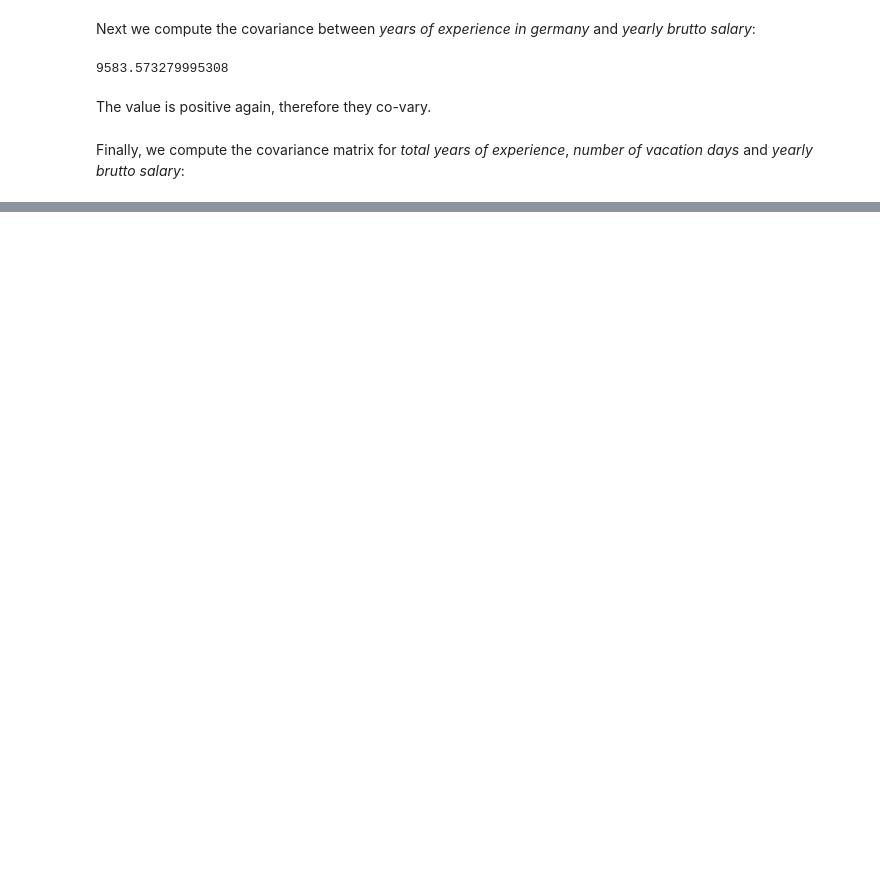
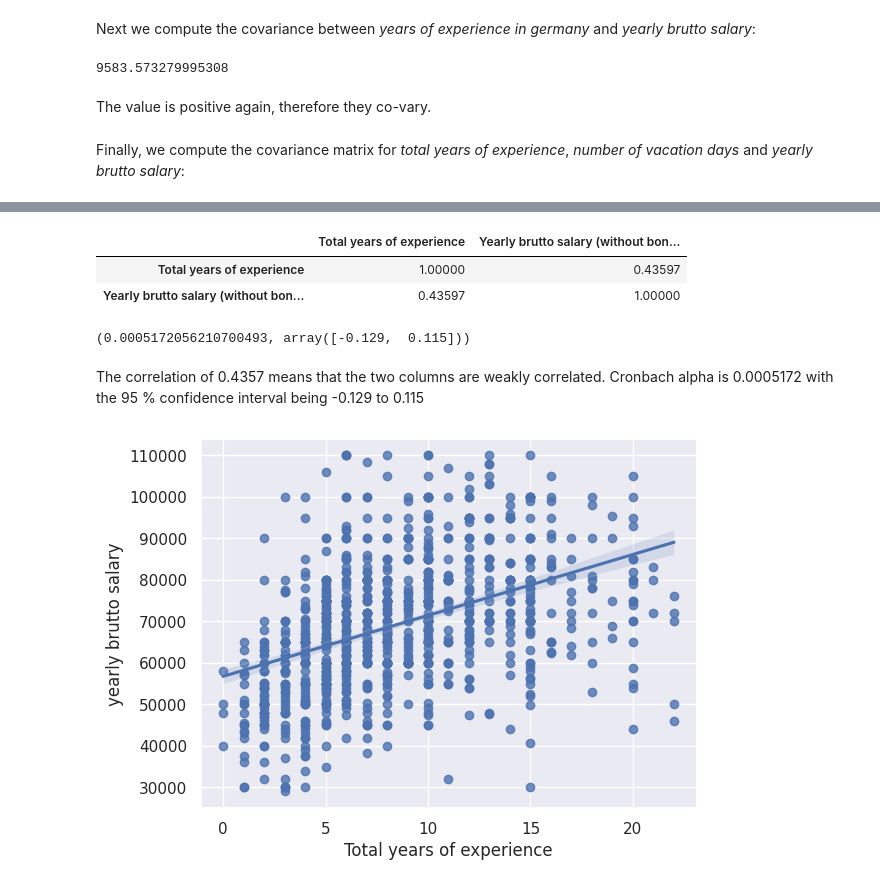
Before and after one commit to Falk358/data_science, a Jupyter notebook: sheet04/dea04_exercise1_multivariate_analyses.ipynb, the cells around one changed output, grey strips where cells are left out. Drawn from its saved outputs; the diff is of its cells as text; code cells hidden in the pictures; blank space fills up the shorter version.

```diff
--- a/sheet04/dea04_exercise1_multivariate_analyses.ipynb
+++ b/sheet04/dea04_exercise1_multivariate_analyses.ipynb
@@ -133,3 +134,23 @@ new_df.cov()
 | Number of vacation days | 0.60807 | 0.66589 | 3268.47889 | 4.02291 |
 # %%
 ## Exercise 1 b)
+# %%
+df_corr = new_df[["Total years of experience", "Yearly brutto salary (without bonus and stocks) in EUR"]]
+df_corr.corr(method="pearson")
+# %% [output]
+|  | Total years of experience | Yearly brutto salary (without bon... |
+| Total years of experience | 1.00000 | 0.43597 |
+| Yearly brutto salary (without bon... | 0.43597 | 1.00000 |
+# %%
+pg.cronbach_alpha(data=df_corr)
+# %% [output]
+(0.0005172056210700493, array([-0.129,  0.115]))
+# %% [markdown]
+The correlation of 0.4357 means that the two columns are weakly correlated. Cronbach alpha is 0.0005172 with the 95 % confidence interval being -0.129 to 0.115
+# %%
+fig, ax = plt.subplots()
+sns.regplot(x=df_corr["Total years of experience"],y=df_corr["Yearly brutto salary (without bonus and stocks) in EUR"],scatter=True, fit_reg=True,ax=ax)
+ax.set_ylabel("yearly brutto salary")
+plt.show()
+# %% [output]
+[figure, added]
```
Also changed, not shown: parts of 2 cells of this notebook, 2 other files.
